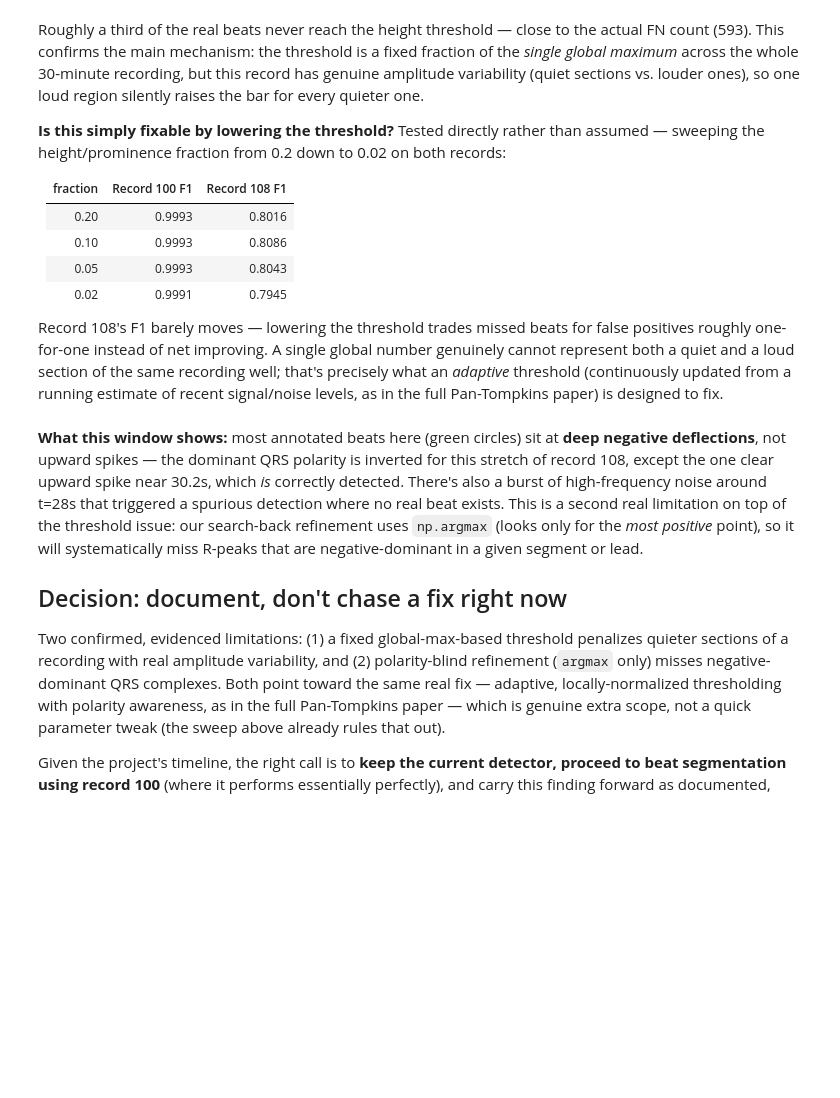
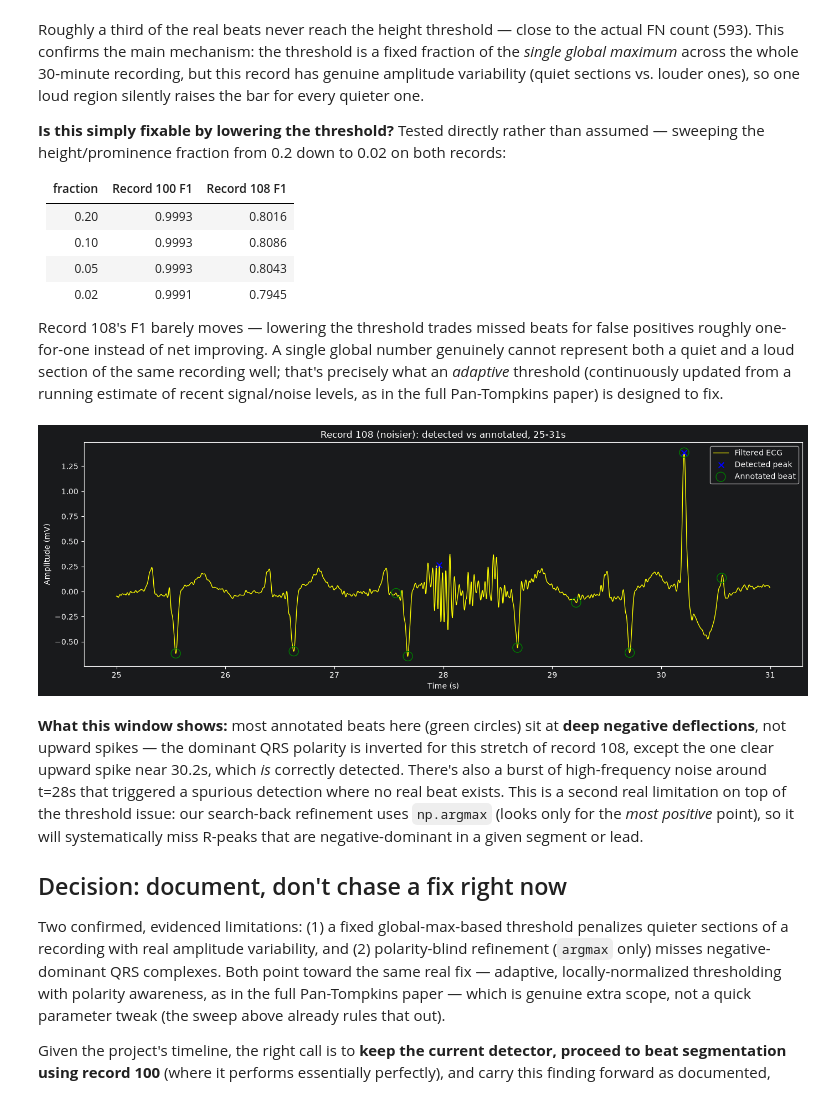
Before and after one commit to ksd-hap/ecg-signal-ml, a Jupyter notebook: notebooks/03_rpeak_detection.ipynb, the cells around one changed output. Drawn from its saved outputs; the diff is of its cells as text; code cells hidden in the pictures; blank space fills up the shorter version.

```diff
--- a/notebooks/03_rpeak_detection.ipynb
+++ b/notebooks/03_rpeak_detection.ipynb
@@ -522,27 +528,29 @@ as in the full Pan-Tompkins paper) is designed to fix.
 # %%
 r_peaks_108 = detect_r_peaks(filtered_108, fs_108)
 match_108 = match_peaks(r_peaks_108, beats_108, int(round(0.05 * fs_108)))
 
 zoom_start_108, zoom_end_108 = 25.0, 31.0
 time_108 = np.arange(len(filtered_108)) / fs_108
 mask_108 = (time_108 >= zoom_start_108) & (time_108 < zoom_end_108)
 
 peaks_in_view = r_peaks_108[(r_peaks_108 / fs_108 >= zoom_start_108) & (r_peaks_108 / fs_108 < zoom_end_108)]
 beats_in_view = beats_108[(beats_108 / fs_108 >= zoom_start_108) & (beats_108 / fs_108 < zoom_end_108)]
 
 fig, ax = plt.subplots(figsize=(14, 5))
-ax.plot(time_108[mask_108], filtered_108[mask_108], color="black", linewidth=1.0, label="Filtered ECG")
+ax.plot(time_108[mask_108], filtered_108[mask_108], color="yellow", linewidth=1.0, label="Filtered ECG")
 ax.scatter(peaks_in_view / fs_108, filtered_108[peaks_in_view],
            color="blue", s=50, zorder=3, marker="x", label="Detected peak")
 ax.scatter(beats_in_view / fs_108, filtered_108[beats_in_view],
            facecolors="none", edgecolors="green", s=150, zorder=2, label="Annotated beat")
 ax.set_title(f"Record 108 (noisier): detected vs annotated, {zoom_start_108:.0f}-{zoom_end_108:.0f}s")
 ax.set_xlabel("Time (s)")
 ax.set_ylabel("Amplitude (mV)")
 ax.legend(loc="upper right")
 fig.tight_layout()
 fig.savefig("../results/figures/08_record108_comparison.png", dpi=120)
 plt.show()
+# %% [output]
+[figure, added]
 # %% [markdown]
 **What this window shows:** most annotated beats here (green circles) sit at
 **deep negative deflections**, not upward spikes — the dominant QRS polarity
```
Also changed, not shown: parts of 3 cells of this notebook, 4 other files.
